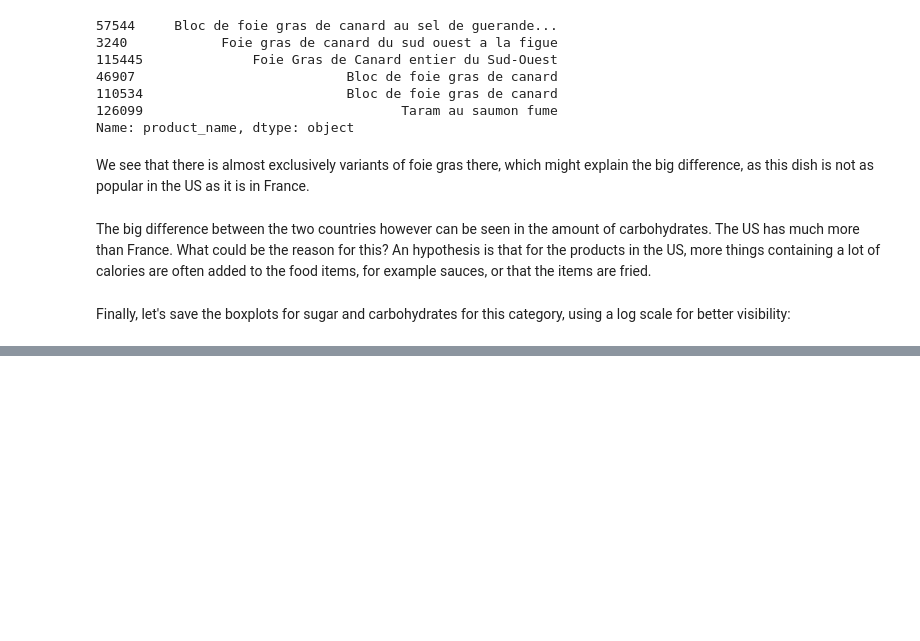
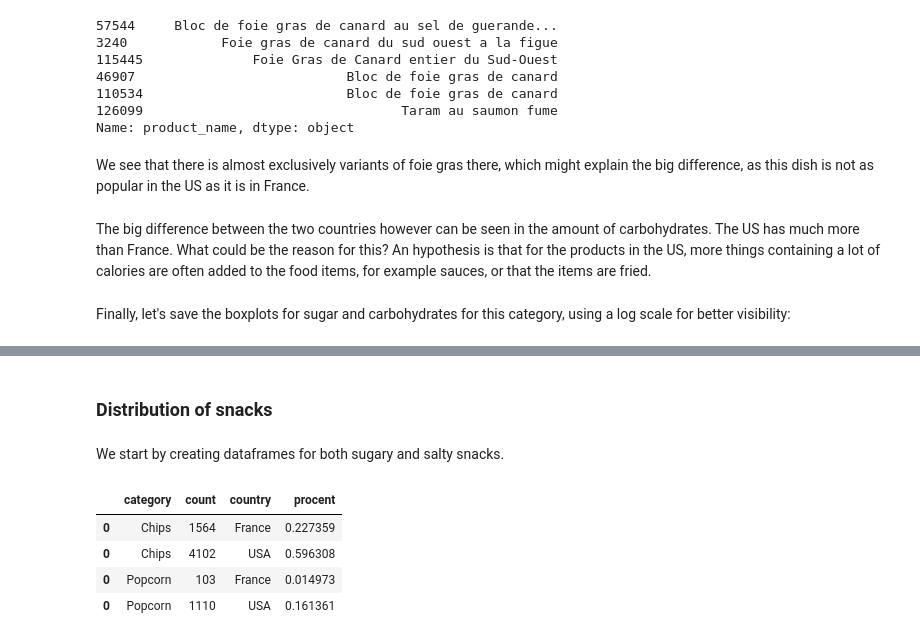
Before and after one commit to emmwel/ADAeda, a Jupyter notebook: Project/data_exploration.ipynb, the cells around one changed output, grey strips where cells are left out. Saved outputs shown, nothing was run; the diff lists cells and outputs as text; code cells hidden in the pictures; blank space fills up the shorter version.

```diff
--- a/Project/data_exploration.ipynb
+++ b/Project/data_exploration.ipynb
@@ -855,0 +1040,7 @@ box_chart.render_to_file('meats_carbs.svg')
+# %%
+salty_snacks_distr = salty_snacks_distr.append(
+    pd.DataFrame([['Chips', len(chips_france), 'France']], columns=['category', 'count', 'country'])
+)
+salty_snacks_distr = salty_snacks_distr.append(
+    pd.DataFrame([['Chips', len(chips_usa), 'USA']], columns=['category', 'count', 'country'])
+)
@@ -855,0 +1065,4 @@ box_chart.render_to_file('meats_carbs.svg')
+# %% [markdown]
+### Distribution of snacks
+# %% [markdown]
+We start by creating dataframes for both sugary and salty snacks.
@@ -855,0 +1077,8 @@ box_chart.render_to_file('meats_carbs.svg')
+# %%
+salty_snacks_distr
+# %% [output]
+|  | category | count | country | procent |
+| 0 | Chips | 1564 | France | 0.227359 |
+| 0 | Chips | 4102 | USA | 0.596308 |
+| 0 | Popcorn | 103 | France | 0.014973 |
+| 0 | Popcorn | 1110 | USA | 0.161361 |
```
Also changed, not shown: parts of 73 cells of this notebook, 4 other files.
